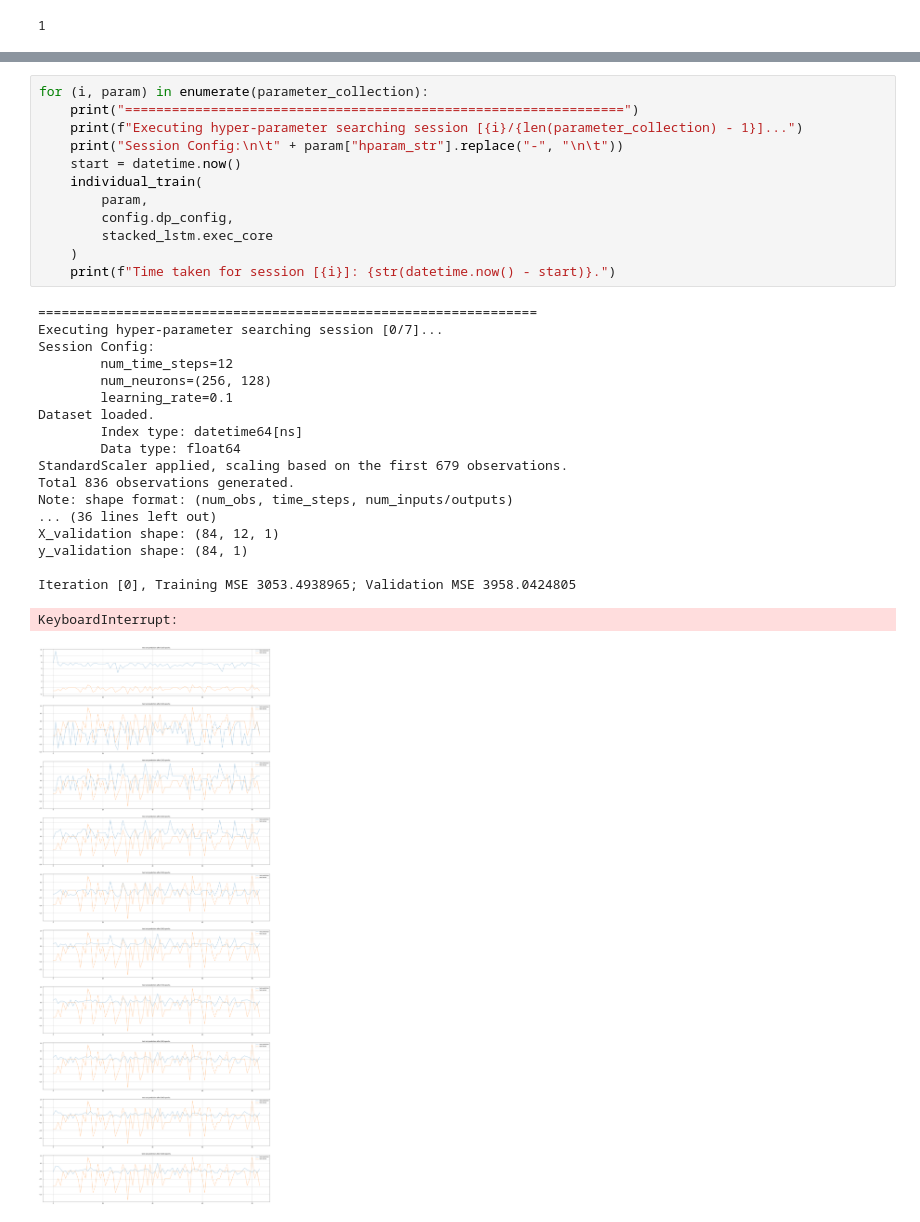
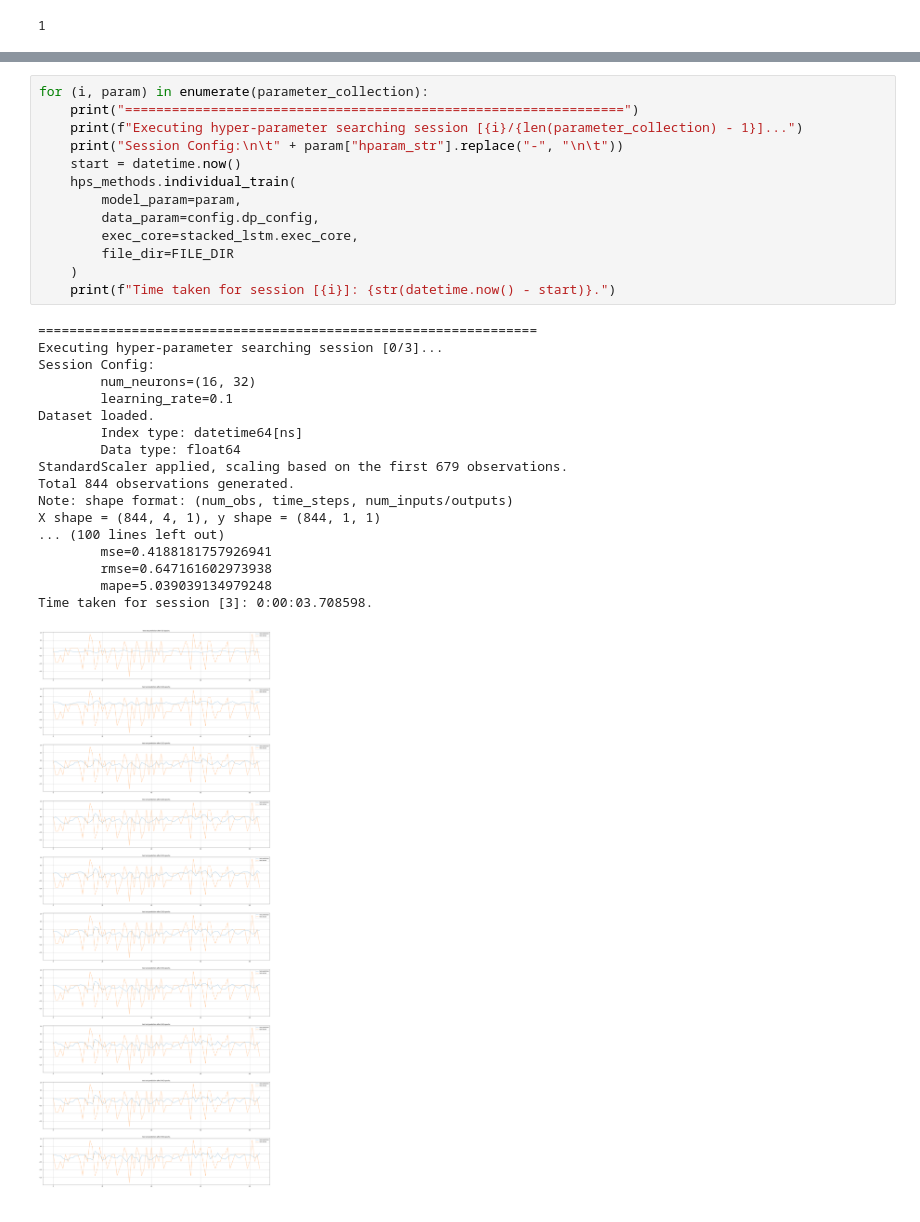
Before and after one commit to TianyuDu/AnnEconForecast, a Jupyter notebook: notebooks/hyper_para_search.ipynb, the cells around one changed output, grey strips where cells are left out. Cells and saved outputs as stored; diff of their text form.

```diff
--- a/notebooks/hyper_para_search.ipynb
+++ b/notebooks/hyper_para_search.ipynb
@@ -114,32 +112,32 @@ module
 # %%
 for (i, param) in enumerate(parameter_collection):
     print("================================================================")
     print(f"Executing hyper-parameter searching session [{i}/{len(parameter_collection) - 1}]...")
     print("Session Config:\n\t" + param["hparam_str"].replace("-", "\n\t"))
     start = datetime.now()
-    individual_train(
-        param,
-        config.dp_config,
-        stacked_lstm.exec_core
+    hps_methods.individual_train(
+        model_param=param,
+        data_param=config.dp_config,
+        exec_core=stacked_lstm.exec_core,
+        file_dir=FILE_DIR
     )
     print(f"Time taken for session [{i}]: {str(datetime.now() - start)}.")
 # %% [output]
 ================================================================
-Executing hyper-parameter searching session [0/7]...
+Executing hyper-parameter searching session [0/3]...
 Session Config:
-        num_time_steps=12
-        num_neurons=(256, 128)
+        num_neurons=(16, 32)
         learning_rate=0.1
 Dataset loaded.
         Index type: datetime64[ns]
         Data type: float64
 StandardScaler applied, scaling based on the first 679 observations.
-Total 836 observations generated.
+Total 844 observations generated.
 Note: shape format: (num_obs, time_steps, num_inputs/outputs)
-... (36 lines left out)
-X_validation shape: (84, 12, 1)
-y_validation shape: (84, 1)
-
-Iteration [0], Training MSE 3053.4938965; Validation MSE 3958.0424805
+X shape = (844, 4, 1), y shape = (844, 1, 1)
+... (100 lines left out)
+        mse=0.4188181757926941
+        rmse=0.647161602973938
+        mape=5.039039134979248
+Time taken for session [3]: 0:00:03.708598.
-KeyboardInterrupt:
-[figure, old version]
+[figure, new version]
```
Also changed, not shown: parts of 4 cells of this notebook, 2 other files.
